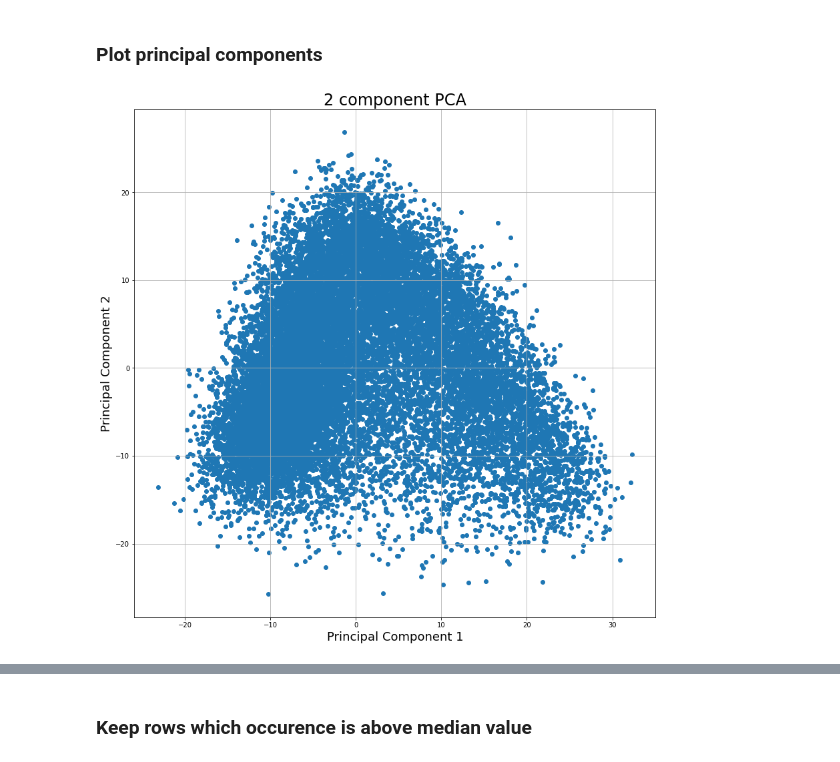
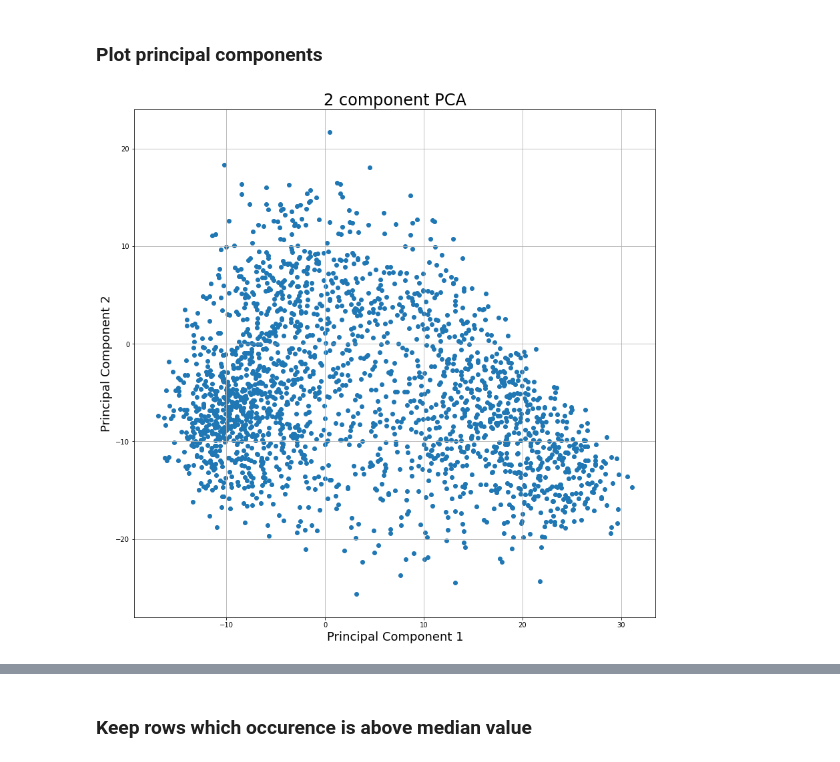
Before and after one commit to gianlucagiudice/irony-detection, a Jupyter notebook: notebooks/pca_plot.ipynb, the cells around one changed output, grey strips where cells are left out. Drawn from its saved outputs; the diff is of its cells as text; code cells hidden in the pictures.

```diff
--- a/notebooks/pca_plot.ipynb
+++ b/notebooks/pca_plot.ipynb
@@ -33,15 +21,15 @@ plot_df.head()
 # %%
 import matplotlib.pyplot as plt
 
 fig = plt.figure(figsize = (14, 14))
 ax = fig.add_subplot(1,1,1)
 ax.set_xlabel('Principal Component 1', fontsize = 18)
 ax.set_ylabel('Principal Component 2', fontsize = 18)
 ax.set_title('2 component PCA', fontsize = 24)
-ax.scatter(plot_df["principal component 1"], plot_df["principal component 2"])
+ax.scatter(df["principal component 1"], df["principal component 2"])
 ax.grid()
 # %% [output]
-[figure, old version]
+[figure, new version]
 # %%
 df = pd.read_pickle("../reports/{}.pca/PCA_2D.pkl".format(TARGET_DATASET))
 df
```
Also changed, not shown: parts of 19 cells of this notebook.
